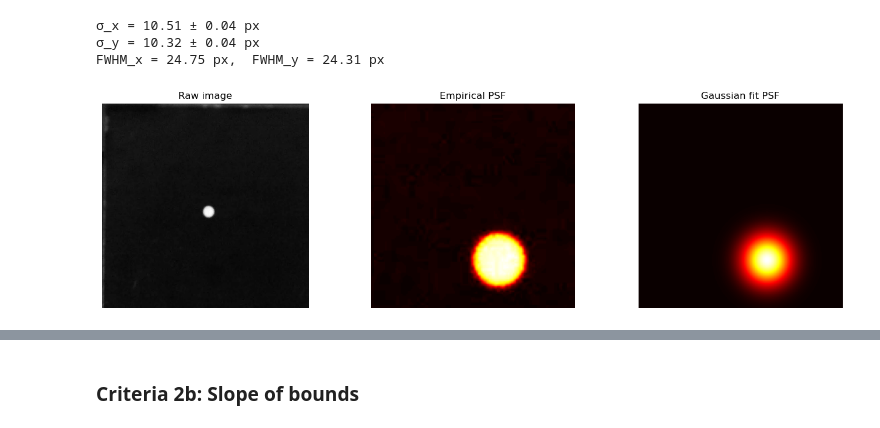
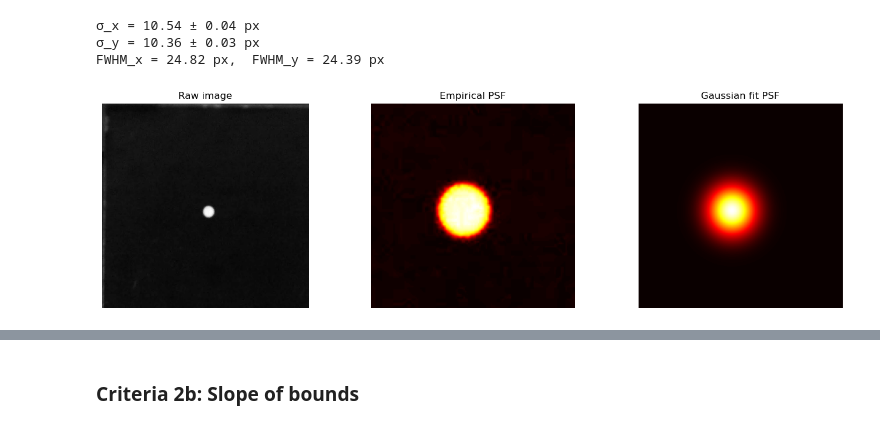
Before and after one commit to sharonoic/optical_analysis_pipeline, a Jupyter notebook: pinhole_image_detection.ipynb, the cells around one changed output, grey strips where cells are left out. Saved outputs shown, nothing was run; the diff lists cells and outputs as text; code cells hidden in the pictures.

```diff
--- a/pinhole_image_detection.ipynb
+++ b/pinhole_image_detection.ipynb
@@ -10,12 +10,12 @@ img_path = os.path.join(os.getcwd(), "pinhole_sample.png")
 img = np.array(Image.open(img_path).convert("L"), dtype=np.float64)
 
 # Find the centroid of the bright spot
-cx, cy = ndimage.center_of_mass(img)          # (row, col)
+cy, cx = np.unravel_index(np.argmax(img), img.shape)
 
 # Crop region around the spot
 half = 64
-r0, r1 = int(cx) - half, int(cx) + half
-c0, c1 = int(cy) - half, int(cy) + half
+r0, r1 = int(cy) - half, int(cy) + half
+c0, c1 = int(cx) - half, int(cx) + half
 crop = img[r0:r1, c0:c1]
 
 # Subtract background & clip negatives
@@ -52,49 +52,52 @@ def fit_gaussian_psf(psf, match_peak=None):
     p0 = [psf.max(), cx0, cy0, sx0, sy0, 0.0]
     bounds = (
         [0,   0,   0,   0.3, 0.3, -0.01],
         [np.inf, psf.shape[1], psf.shape[0], psf.shape[1], psf.shape[0], 0.01]
     )
 
     try:    # scipy
         popt, pcov = curve_fit(
             gaussian_2d, (y_idx, x_idx), psf.ravel(),
             p0=p0, bounds=bounds, maxfev=50_000
         )
         perr = np.sqrt(np.diag(pcov))
     except RuntimeError as e:
         print(f"Gaussian fit failed: {e}")
         print("Falling back to moment-based estimates.")
         popt, perr = np.array(p0), np.full(6, np.nan)
 
     # Build the fitted Gaussian image
     psf_gauss = gaussian_2d((y_idx, x_idx), *popt).reshape(psf.shape)
     psf_gauss = np.clip(psf_gauss, 0, None)
     psf_gauss /= psf_gauss.sum()            # normalise first
 
     if match_peak is not None:
         psf_gauss = psf_gauss * (match_peak / psf_gauss.max())  # rescale peak
 
     return psf_gauss, popt, perr
 
-psf_gauss, popt, perr = fit_gaussian_psf(psf, match_peak=psf.max())
-print(f"σ_x = {popt[3]:.2f} ± {perr[3]:.2f} px")
-print(f"σ_y = {popt[4]:.2f} ± {perr[4]:.2f} px")
-print(f"FWHM_x = {2.355*popt[3]:.2f} px,  FWHM_y = {2.355*popt[4]:.2f} px")
+def plot_psf():
+    psf_gauss, popt, perr = fit_gaussian_psf(psf, match_peak=psf.max())
+    print(f"σ_x = {popt[3]:.2f} ± {perr[3]:.2f} px")
+    print(f"σ_y = {popt[4]:.2f} ± {perr[4]:.2f} px")
+    print(f"FWHM_x = {2.355*popt[3]:.2f} px,  FWHM_y = {2.355*popt[4]:.2f} px")
 
-np.save("psf_empirical.npy", psf)
-np.save("psf_gaussian.npy",  psf_gauss)
+    np.save("psf_empirical.npy", psf)
+    np.save("psf_gaussian.npy",  psf_gauss)
 
-fig, axes = plt.subplots(1, 3, figsize=(14, 4))
-axes[0].imshow(img,       cmap="gray");      axes[0].set_title("Raw image")
-axes[1].imshow(psf,       cmap="hot");       axes[1].set_title("Empirical PSF")
-axes[2].imshow(psf_gauss, cmap="hot");       axes[2].set_title("Gaussian fit PSF")
-for ax in axes:
-    ax.axis("off")
-plt.tight_layout()
-plt.savefig("psf_comparison.png", dpi=150)
-plt.show()
+    fig, axes = plt.subplots(1, 3, figsize=(14, 4))
+    axes[0].imshow(img,       cmap="gray");      axes[0].set_title("Raw image")
+    axes[1].imshow(psf,       cmap="hot");       axes[1].set_title("Empirical PSF")
+    axes[2].imshow(psf_gauss, cmap="hot");       axes[2].set_title("Gaussian fit PSF")
+    for ax in axes:
+        ax.axis("off")
+    plt.tight_layout()
+    plt.savefig("psf_comparison.png", dpi=150)
+    plt.show()
+
+plot_psf()
 # %% [output]
-σ_x = 10.51 ± 0.04 px
-σ_y = 10.32 ± 0.04 px
-FWHM_x = 24.75 px,  FWHM_y = 24.31 px
+σ_x = 10.54 ± 0.04 px
+σ_y = 10.36 ± 0.03 px
+FWHM_x = 24.82 px,  FWHM_y = 24.39 px
-[figure, old version]
+[figure, new version]
```
Also changed, not shown: parts of 4 cells of this notebook, 5 other files.
